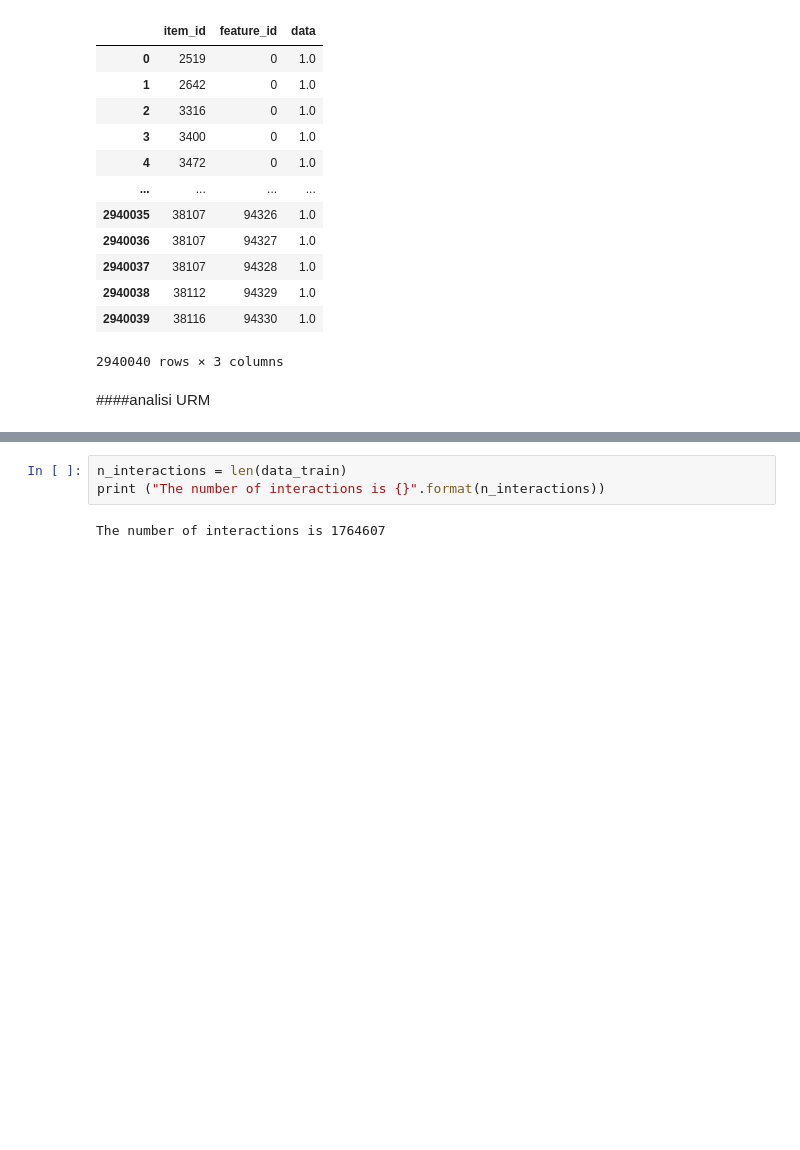
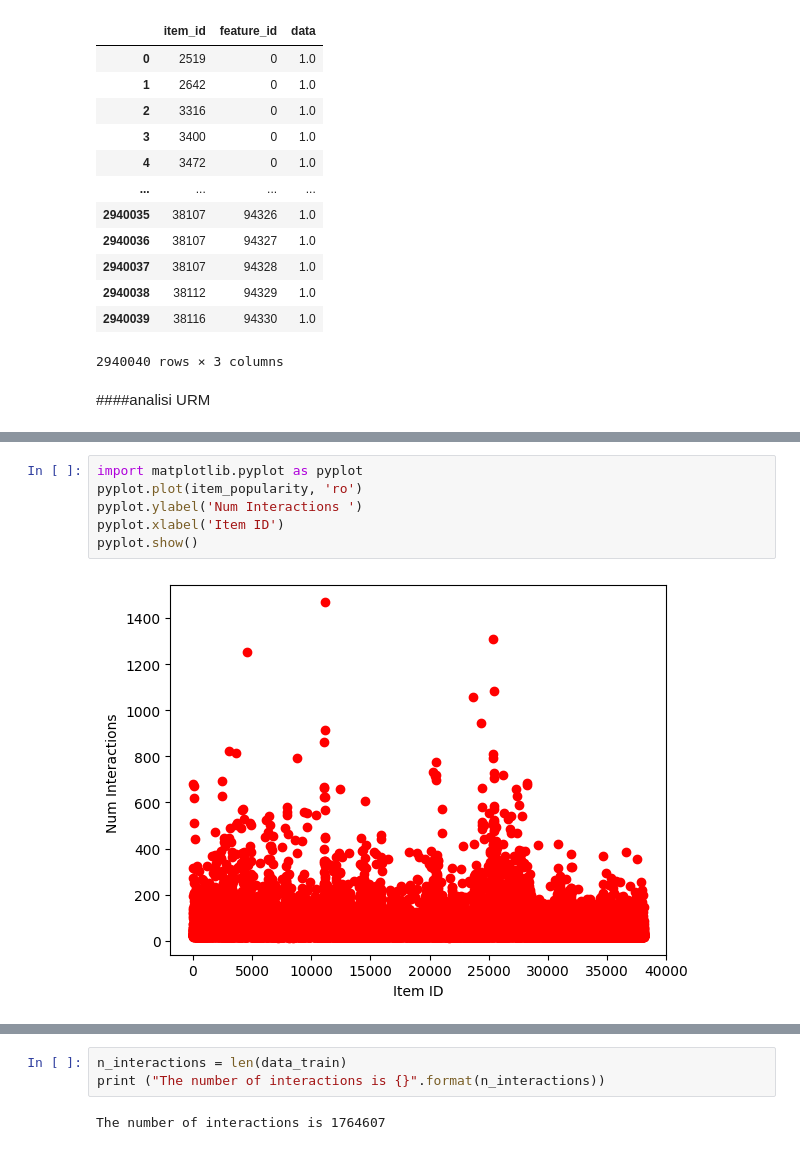
Before and after one commit to kala1221/RecSys_project, a Jupyter notebook: Analysis of data/RecSys_analisi_dati.ipynb, the cells around one changed output, grey strips where cells are left out. Drawn from its saved outputs; the diff is of its cells as text; blank space fills up the shorter version.

```diff
--- a/Analysis of data/RecSys_analisi_dati.ipynb
+++ b/Analysis of data/RecSys_analisi_dati.ipynb
@@ -63,0 +161,8 @@ data_ICM_metadata
+# %%
+import matplotlib.pyplot as pyplot
+pyplot.plot(item_popularity, 'ro')
+pyplot.ylabel('Num Interactions ')
+pyplot.xlabel('Item ID')
+pyplot.show()
+# %% [output]
+[figure, added]
```
Also changed, not shown: parts of 39 cells of this notebook.
